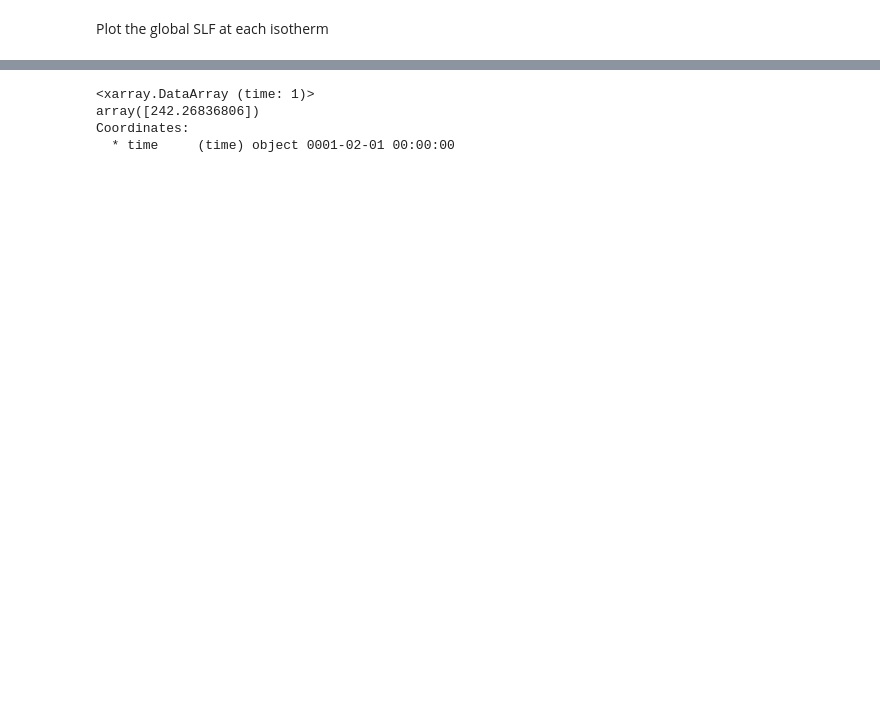
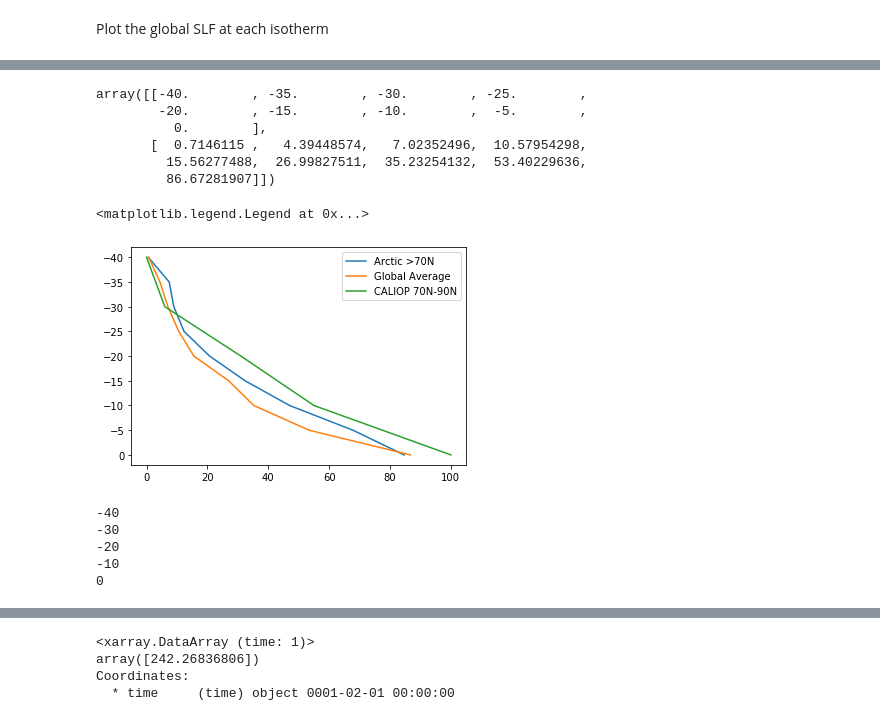
Before and after one commit to jshaw35/netcdf_analysis, a Jupyter notebook: jupy_test.ipynb, the cells around one changed output, grey strips where cells are left out. Drawn from its saved outputs; the diff is of its cells as text; code cells hidden in the pictures; blank space fills up the shorter version.

Commit message:
jupy_test.ipynb now includes CALIOP obs

```diff
--- a/jupy_test.ipynb
+++ b/jupy_test.ipynb
@@ -148,0 +166,14 @@ Coordinates:
+# %%
+glob_slf_trend = []
+arc_slf_trend = []
+for data in slf_isotm:
+    arc_mean = masked_average(data, dim=['lat','lon'], weights=ds['cell_weight'], mask=mask)
+    glob_mean = masked_average(data, dim=['lat','lon'], weights=ds['cell_weight'])
+    iso = data['isotherms_mpc'].values - 273.15
+    slf = arc_mean.values[0]*100
+    slf2 = glob_mean.values[0]*100
+    print('SLF at %s is ' % str(iso), slf)
+    arc_slf_trend.append([iso, slf])
+    glob_slf_trend.append([iso, slf2])
+arc_slf_trend = np.transpose(arc_slf_trend)
+glob_slf_trend = np.transpose(glob_slf_trend)
@@ -148,0 +190,28 @@ Coordinates:
+# %%
+arc_slf_trend
+glob_slf_trend
+# %% [output]
+array([[-40.        , -35.        , -30.        , -25.        ,
+        -20.        , -15.        , -10.        ,  -5.        ,
+          0.        ],
+       [  0.7146115 ,   4.39448574,   7.02352496,  10.57954298,
+         15.56277488,  26.99827511,  35.23254132,  53.40229636,
+         86.67281907]])
+# %%
+plt.gca().invert_yaxis()
+plt.plot(arc_slf_trend[1], arc_slf_trend[0], label='Arctic >70N')
+plt.plot(glob_slf_trend[1], glob_slf_trend[0], label='Global Average')
+plt.plot(caliop_arc['SLF'], caliop_arc['Isotherm'], label='CALIOP 70N-90N')
+plt.legend()
+# %% [output]
+<matplotlib.legend.Legend at 0x...>
+[figure, added]
+# %%
+for i in caliop_arc['Isotherm']:
+    print(i)
+# %% [output]
+-40
+-30
+-20
+-10
+0
```
Also changed, not shown: parts of 22 cells of this notebook.
